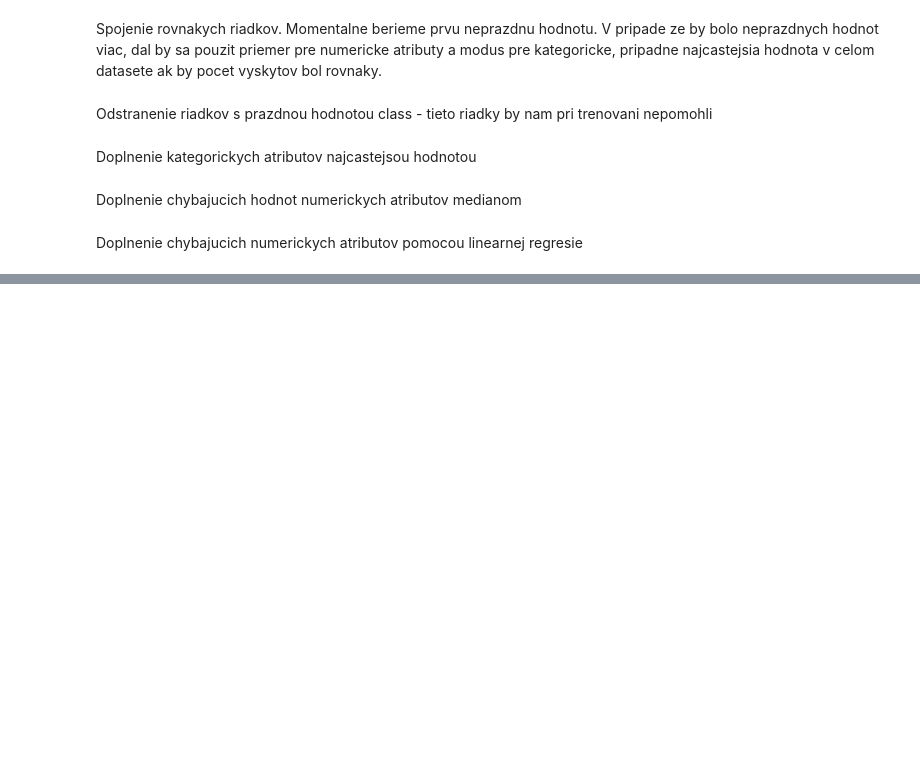
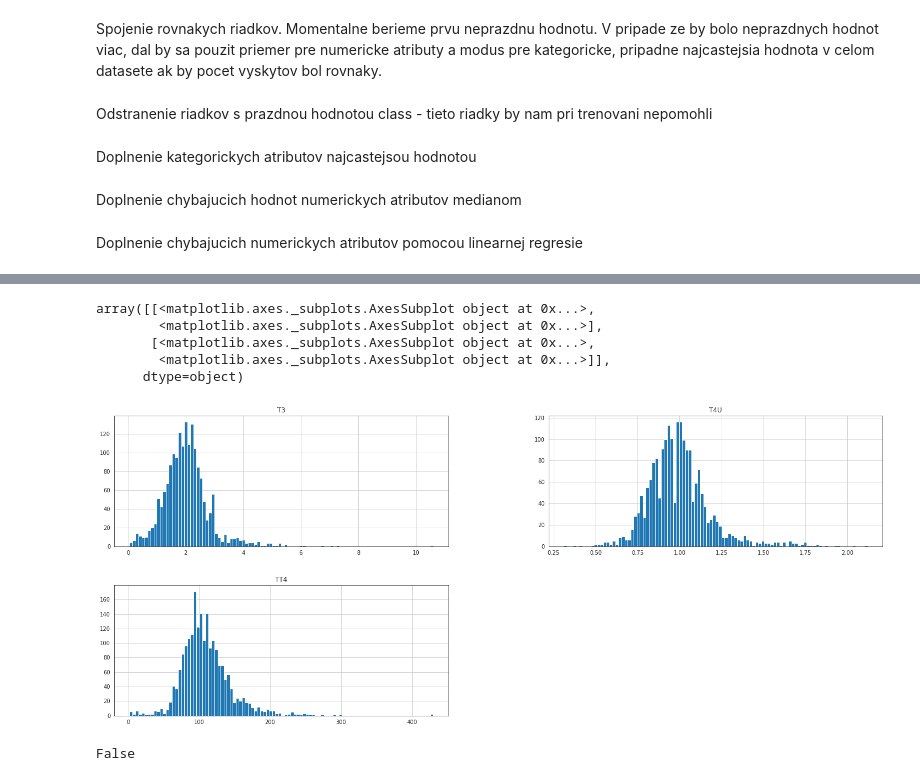
Before and after one commit to MatusPilnan/nadejny-informatik, a Jupyter notebook: utrzok-z-krabicky-od-kameliek.ipynb, the cells around one changed output, grey strips where cells are left out. Cells and saved outputs as stored; diff of their text form; code cells hidden in the pictures; blank space fills up the shorter version.

```diff
--- a/utrzok-z-krabicky-od-kameliek.ipynb
+++ b/utrzok-z-krabicky-od-kameliek.ipynb
@@ -198,0 +185,13 @@ medianove[medianove['age']>100]
+# %%
+vsetko.hist(bins=100, column=["T4U", "TT4", "T3"])
+# %% [output]
+array([[<matplotlib.axes._subplots.AxesSubplot object at 0x...>,
+        <matplotlib.axes._subplots.AxesSubplot object at 0x...>],
+       [<matplotlib.axes._subplots.AxesSubplot object at 0x...>,
+        <matplotlib.axes._subplots.AxesSubplot object at 0x...>]],
+      dtype=object)
+[figure, added]
+# %%
+vsetko.equals(linearne)
+# %% [output]
+False
```
Also changed, not shown: parts of 19 cells of this notebook.
